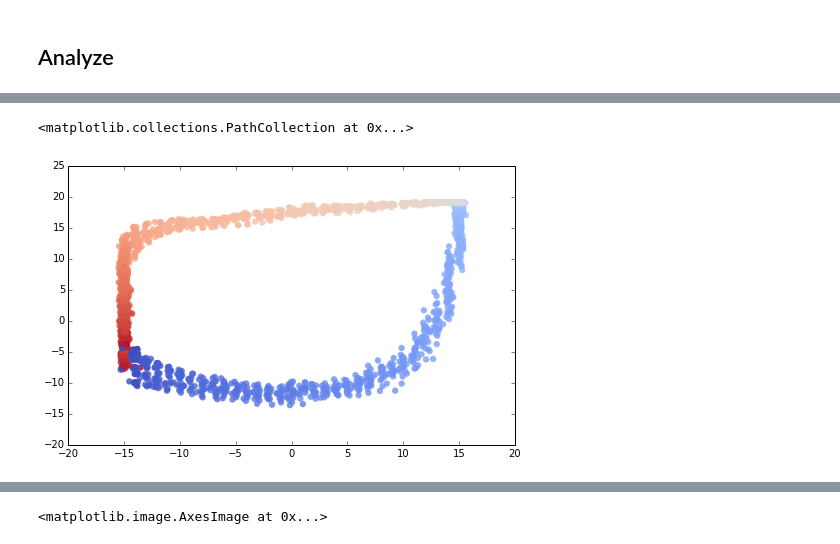
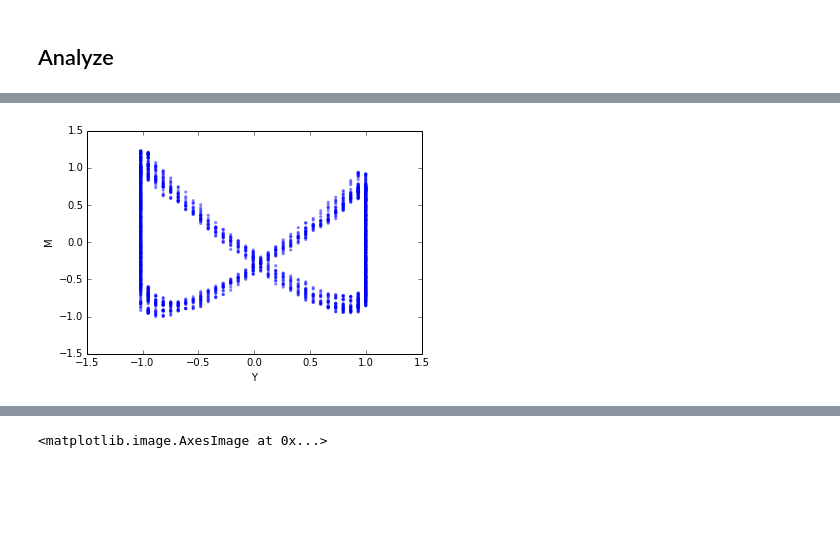
Before and after one commit to mpharrigan/cysingmodel, a Jupyter notebook: ipython/ising_analysis.ipynb, the cells around one changed output, grey strips where cells are left out. Saved outputs shown, nothing was run; the diff lists cells and outputs as text; code cells hidden in the pictures; blank space fills up the shorter version.

```diff
--- a/ipython/ising_analysis.ipynb
+++ b/ipython/ising_analysis.ipynb
@@ -35,4 +35,4 @@ int64
 # %% [markdown]
 ## Run
 # %%
-ising = IsingModel(j=20, h=20, temp=30, y_func=move_and_wait)
+ising_s = IsingModel(j=20, h=20, temp=30, y_func=move_and_wait)
@@ -73,10 +74,13 @@ plt.plot(between)
+# %%
+scatter_m(ising_s)
+# %% [output]
+[figure, added]
 # %%
-cc = np.arange(len(ising.y)) // 6
-cc = 2 * np.pi * cc / 60
-cc %= 2*np.pi
-plt.subplots(figsize=(8,5))
-plt.scatter(ising.y[0:]+np.random.normal(0,0.2,len(ising.y)), -between[0:], linewidths=0,
-            alpha=0.8, c=cc, cmap=plt.get_cmap('coolwarm'), s=40)
+def plot_between(ising, noise=0.2):
+    between = calc_between(ising)
+    cc = np.arange(len(ising.y)) // 6
+    cc = 2 * np.pi * cc / 60
+    cc %= 2*np.pi
+    plt.subplots(figsize=(8,5))
+    plt.scatter(ising.y+np.random.normal(0,noise,len(ising.y)), -between, linewidths=0,
+                alpha=0.8, c=cc, cmap=plt.get_cmap('coolwarm'), s=40)
-# %% [output]
-<matplotlib.collections.PathCollection at 0x...>
-[figure, removed]
```
Also changed, not shown: parts of 12 cells of this notebook.
